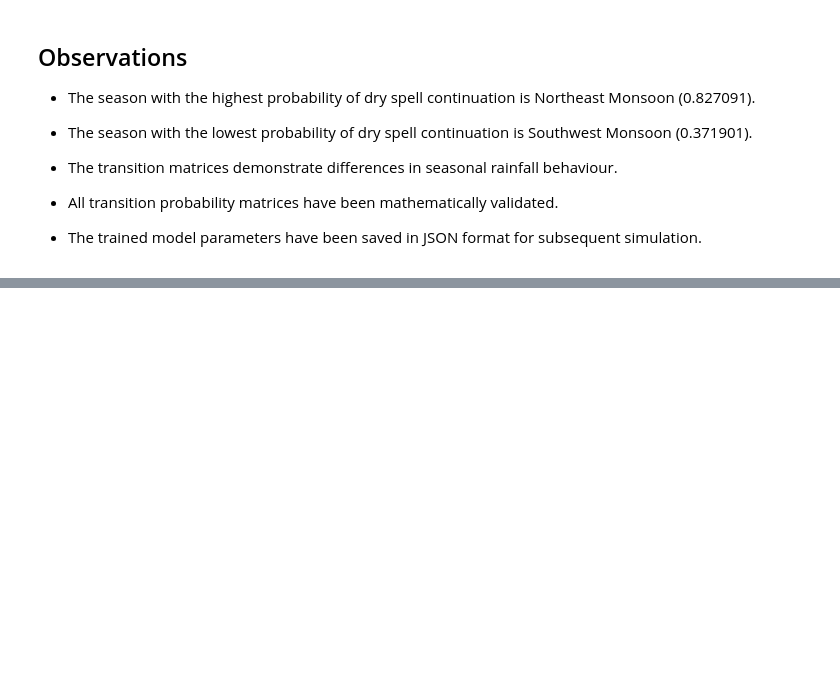
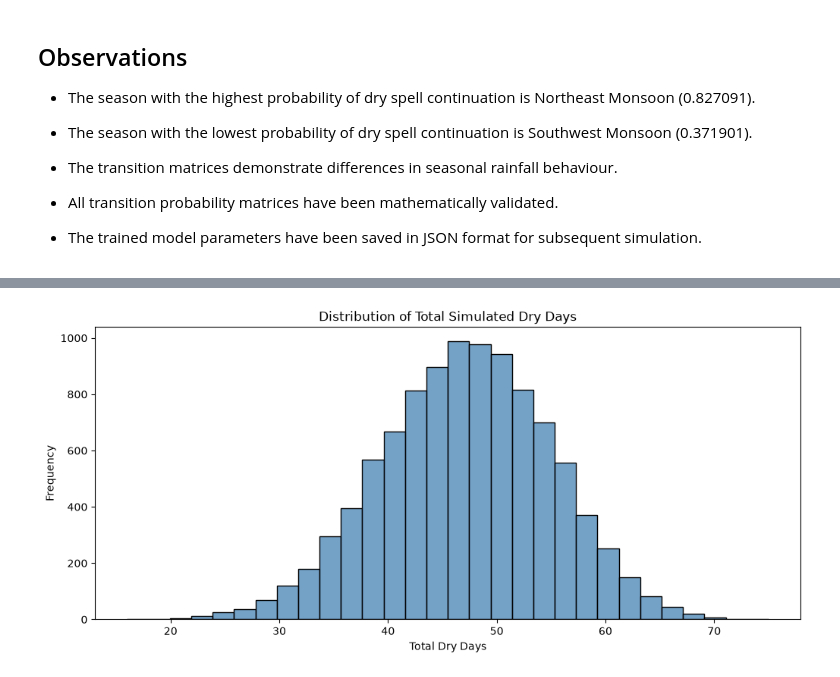
Before and after one commit to NikiniBandara/colombo-monsoon-dry-spell-simulator, a Jupyter notebook: notebook/colombo-monsoon-dry-spell-simulator.ipynb, the cells around one changed output, grey strips where cells are left out. Cells and saved outputs as stored; diff of their text form; code cells hidden in the pictures; blank space fills up the shorter version.

```diff
--- a/notebook/colombo-monsoon-dry-spell-simulator.ipynb
+++ b/notebook/colombo-monsoon-dry-spell-simulator.ipynb
@@ -877,0 +1208,15 @@ with open(
+# %%
+plt.figure(figsize=(12, 5))
+
+sns.histplot(
+    simulation_results["total_dry_days"],
+    bins=30,
+    color="steelblue"
+)
+
+plt.title("Distribution of Total Simulated Dry Days")
+plt.xlabel("Total Dry Days")
+plt.ylabel("Frequency")
+plt.show()
+# %% [output]
+[figure, added]
```
Also changed, not shown: parts of 49 cells of this notebook, 8 other files.
